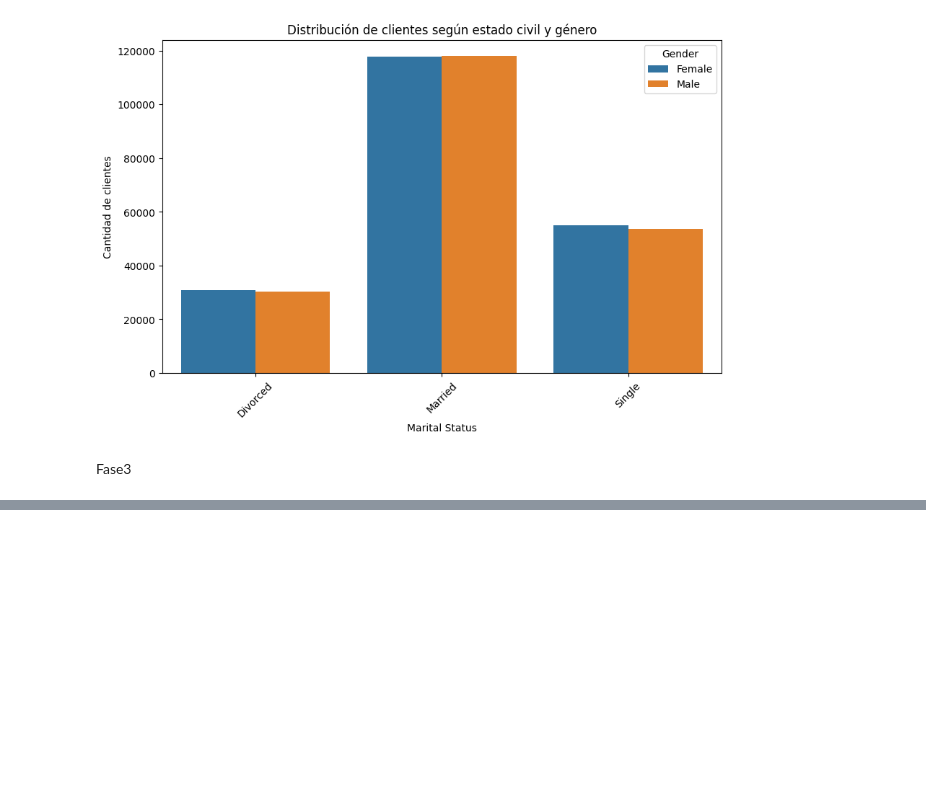
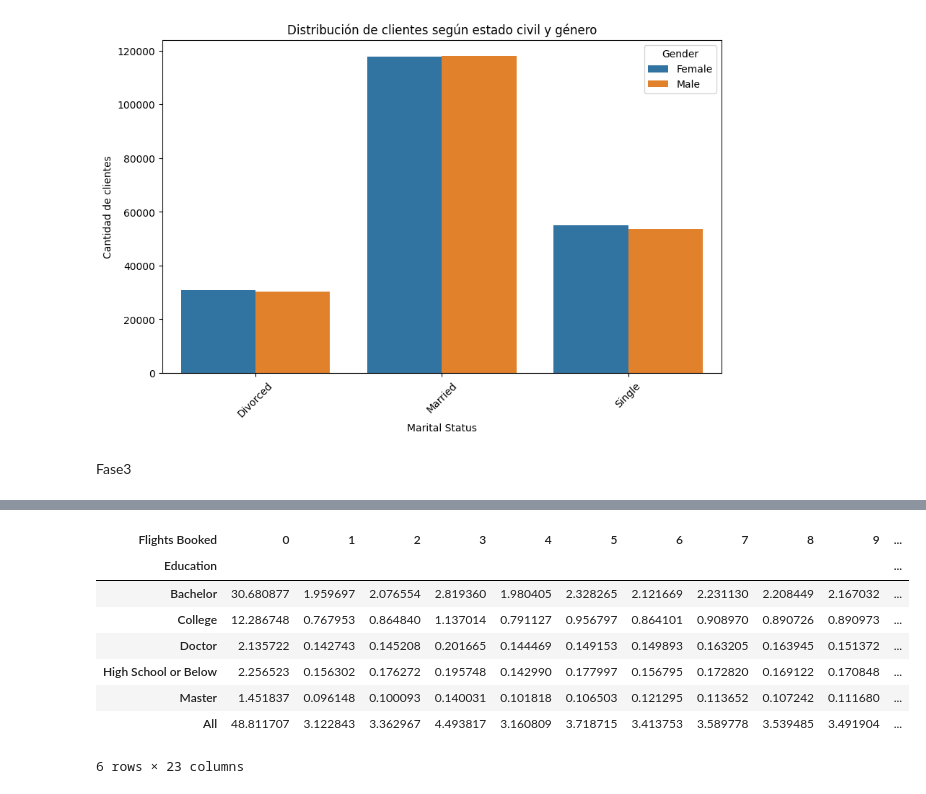
Before and after one commit to Adalab/bda-modulo-3-evaluacion-final-910129023, a Jupyter notebook: Evaluacion -1.ipynb, the cells around one changed output, grey strips where cells are left out. Saved outputs shown, nothing was run; the diff lists cells and outputs as text; code cells hidden in the pictures; blank space fills up the shorter version.

```diff
--- a/Evaluacion -1.ipynb
+++ b/Evaluacion -1.ipynb
@@ -413,0 +422,15 @@ df = df[(df['Salary'] >= valid_range[0]) & (df['Salary'] <= valid_range[1])]
+# %%
+#Analisis estadistico
+tabla_contingencia_A = pd.crosstab(df_merged['Education'], df_merged['Flights Booked'], normalize=True, margins=True) * 100
+
+tabla_contingencia_A
+# %% [output]
+| Flights Booked | 0 | 1 | 2 | 3 | 4 | 5 | 6 | 7 | 8 | 9 | ... |
+| Education |  |  |  |  |  |  |  |  |  |  | ... |
+| Bachelor | 30.680877 | 1.959697 | 2.076554 | 2.819360 | 1.980405 | 2.328265 | 2.121669 | 2.231130 | 2.208449 | 2.167032 | ... |
+| College | 12.286748 | 0.767953 | 0.864840 | 1.137014 | 0.791127 | 0.956797 | 0.864101 | 0.908970 | 0.890726 | 0.890973 | ... |
+| Doctor | 2.135722 | 0.142743 | 0.145208 | 0.201665 | 0.144469 | 0.149153 | 0.149893 | 0.163205 | 0.163945 | 0.151372 | ... |
+| High School or Below | 2.256523 | 0.156302 | 0.176272 | 0.195748 | 0.142990 | 0.177997 | 0.156795 | 0.172820 | 0.169122 | 0.170848 | ... |
+| Master | 1.451837 | 0.096148 | 0.100093 | 0.140031 | 0.101818 | 0.106503 | 0.121295 | 0.113652 | 0.107242 | 0.111680 | ... |
+| All | 48.811707 | 3.122843 | 3.362967 | 4.493817 | 3.160809 | 3.718715 | 3.413753 | 3.589778 | 3.539485 | 3.491904 | ... |
+6 rows × 23 columns
```
Also changed, not shown: parts of 23 cells of this notebook.
